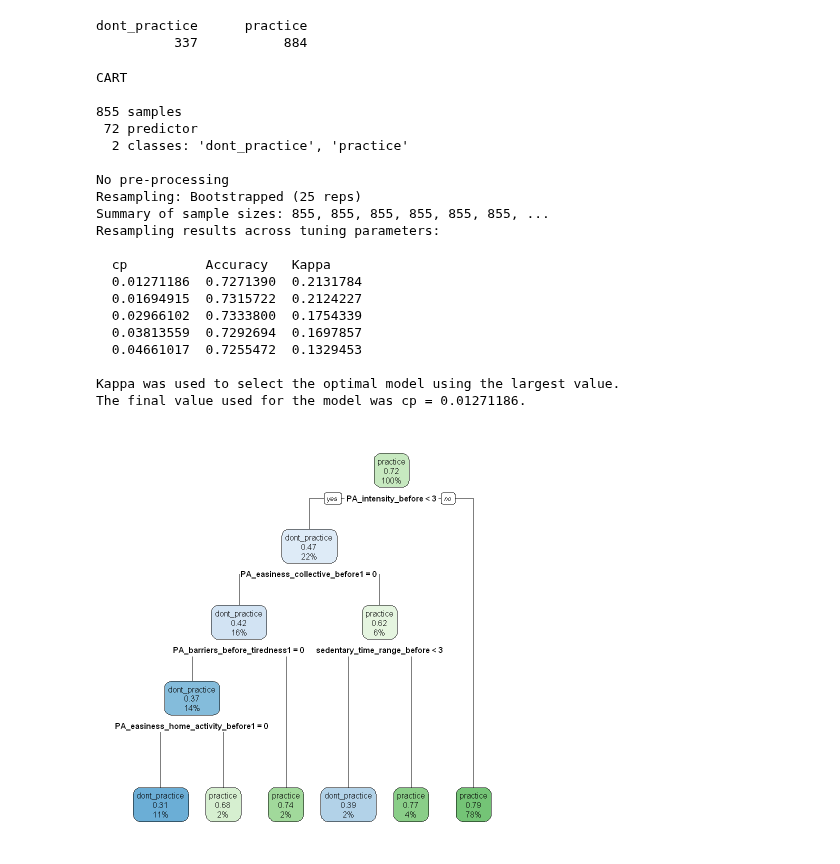
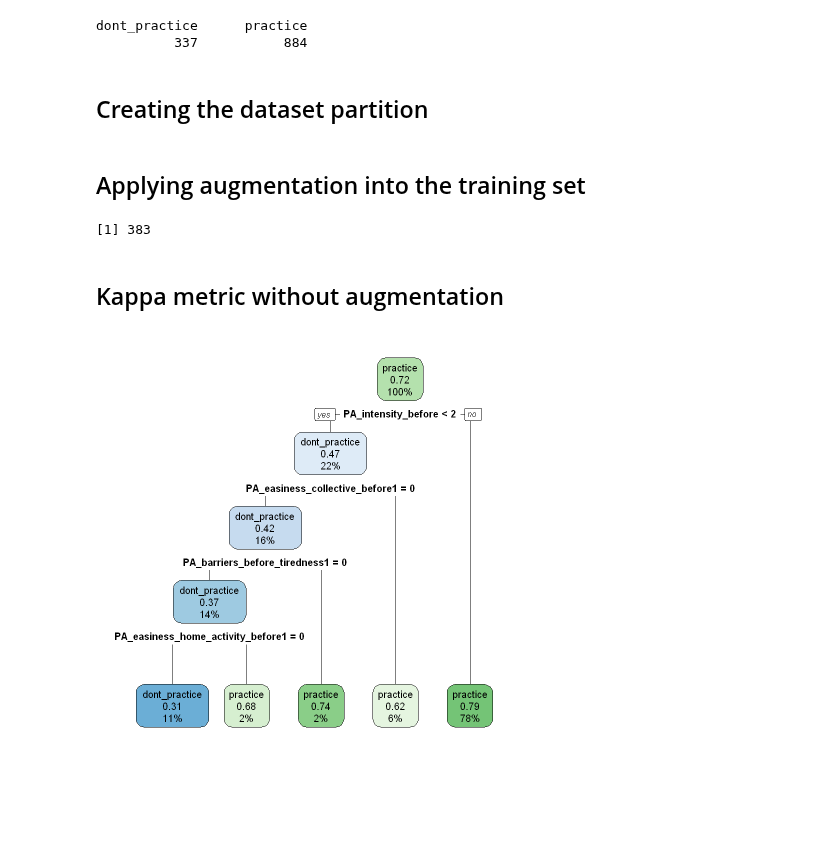
Before and after one commit to LASOS-INT/Barreiras-e-Facilitadores, a Jupyter notebook: R-notebooks/Script-main.ipynb, the cells around one changed output. Cells and saved outputs as stored; diff of their text form; code cells hidden in the pictures; blank space fills up the shorter version.

Commit message:
change the metric

```diff
--- a/R-notebooks/Script-main.ipynb
+++ b/R-notebooks/Script-main.ipynb
@@ -132,5 +142,9 @@ PA_practice_before   1   2   3   4
 # %%
-differ_dp <- ( before_dataset$PA_duration_before != 1 | before_dataset$PA_intensity_before != 1 | before_dataset$PA_weekly_frequency_before != 1 )
+differ_dp <- ( before_dataset$PA_duration_before != 0
+                | before_dataset$PA_intensity_before != 0
+                | before_dataset$PA_weekly_frequency_before != 1
+                | before_dataset$pa_number_before != 0
+            )
 strange_dp <- before_dataset$PA_practice_before == "dont_practice" & differ_dp
 dim(before_dataset[strange_dp, ])
 before_dataset <- before_dataset[!strange_dp,]
@@ -139,5 +153,9 @@ before_dataset <- before_dataset[!strange_dp,]
 # %%
-differ_p <- before_dataset$PA_duration_before == 1 | before_dataset$PA_intensity_before == 1 | before_dataset$PA_weekly_frequency_before == 1
+differ_p <- (   before_dataset$PA_duration_before == 0
+                | before_dataset$PA_intensity_before == 0
+                | before_dataset$PA_weekly_frequency_before == 1
+                | before_dataset$pa_number_before == 0
+            )
 strange_p <- before_dataset$PA_practice_before == "practice" & differ_p
 dim(before_dataset[strange_p, ])
 before_dataset <- before_dataset[!strange_p,]
@@ -167,42 +187,44 @@ $zone
 # %%
-summary(before_dataset[, ncol(before_dataset)])
+summary(before_dataset[, "PA_practice_during"])
+ycol_number <- ncol(before_dataset) - 1
+ycol_name <- colnames(before_dataset[ycol_number])
 # %% [output]
 dont_practice      practice
           337           884
+# %% [markdown]
+## Creating the dataset partition
 # %%
 set.seed(2)
 lista_treino <- createDataPartition(before_dataset$PA_practice_during, p=0.7, list=FALSE)
 treino <- before_dataset[lista_treino,]
 teste <- before_dataset[-lista_treino,]
+# %% [markdown]
+## Applying augmentation into the training set
+# %%
+treino.aug <<- treino
+
+n = nrow(treino[treino["PA_practice_during"]=="practice",]) - nrow(treino[treino["PA_practice_during"]=="dont_practice",])
+print(n)
+j=1
+while(j<n){
+  cand = GenerateMultipleCandidates(data=treino, Class="dont_practice", col=ycol_number, Prob=0.9, amount=1)
+  if(!anyNA(cand)){
+    treino.aug <<- rbind(treino.aug, cand)
+    j=j+1
+  }
+}
+# %% [output]
+[1] 383
+# %% [markdown]
+## Kappa metric without augmentation
 # %%
 form = as.formula(paste("PA_practice_during",'~.'))
 modelo <<- train(form , data=treino, method="rpart", metric="Kappa", trControl = trainControl(method = "boot"), tuneLength = 5)
-print(modelo)
 pred <<- predict(modelo, teste)
-confM <<- confusionMatrix(pred, teste[,ncol(before_dataset)])
+confM <<- confusionMatrix(pred, teste[,"PA_practice_during"])
 rpart.plot(modelo$finalModel)
 # %% [output]
-CART
-
-855 samples
- 72 predictor
-  2 classes: 'dont_practice', 'practice'
-
-No pre-processing
-Resampling: Bootstrapped (25 reps)
-Summary of sample sizes: 855, 855, 855, 855, 855, 855, ...
-Resampling results across tuning parameters:
-
-  cp          Accuracy   Kappa
-  0.01271186  0.7271390  0.2131784
-  0.01694915  0.7315722  0.2124227
-  0.02966102  0.7333800  0.1754339
-  0.03813559  0.7292694  0.1697857
-  0.04661017  0.7255472  0.1329453
-
-Kappa was used to select the optimal model using the largest value.
-The final value used for the model was cp = 0.01271186.
-[figure, old version]
+[figure, new version]
 # %%
 print(confM)
 # %% [output]
```
Also changed, not shown: parts of 27 cells of this notebook, 3 other files.
